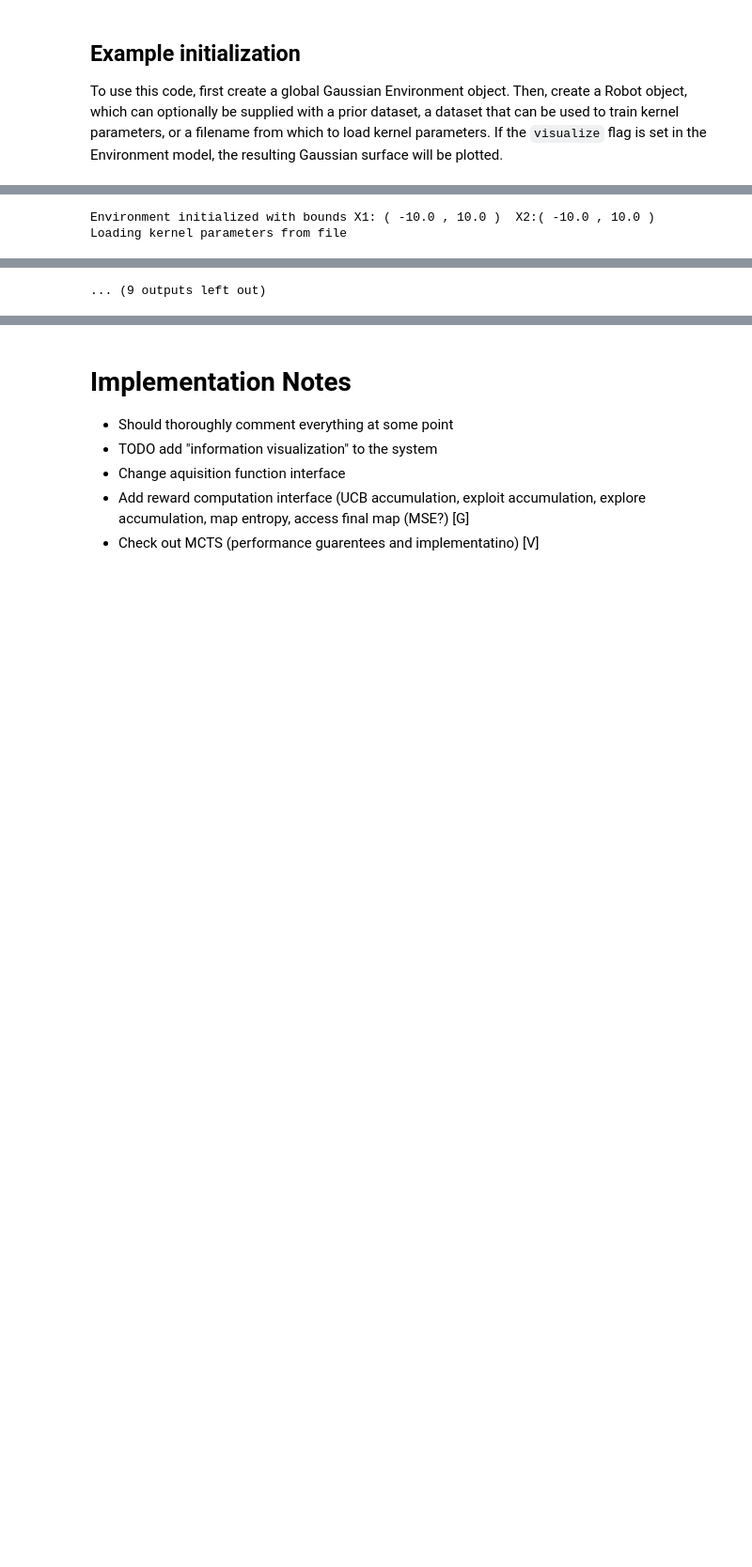
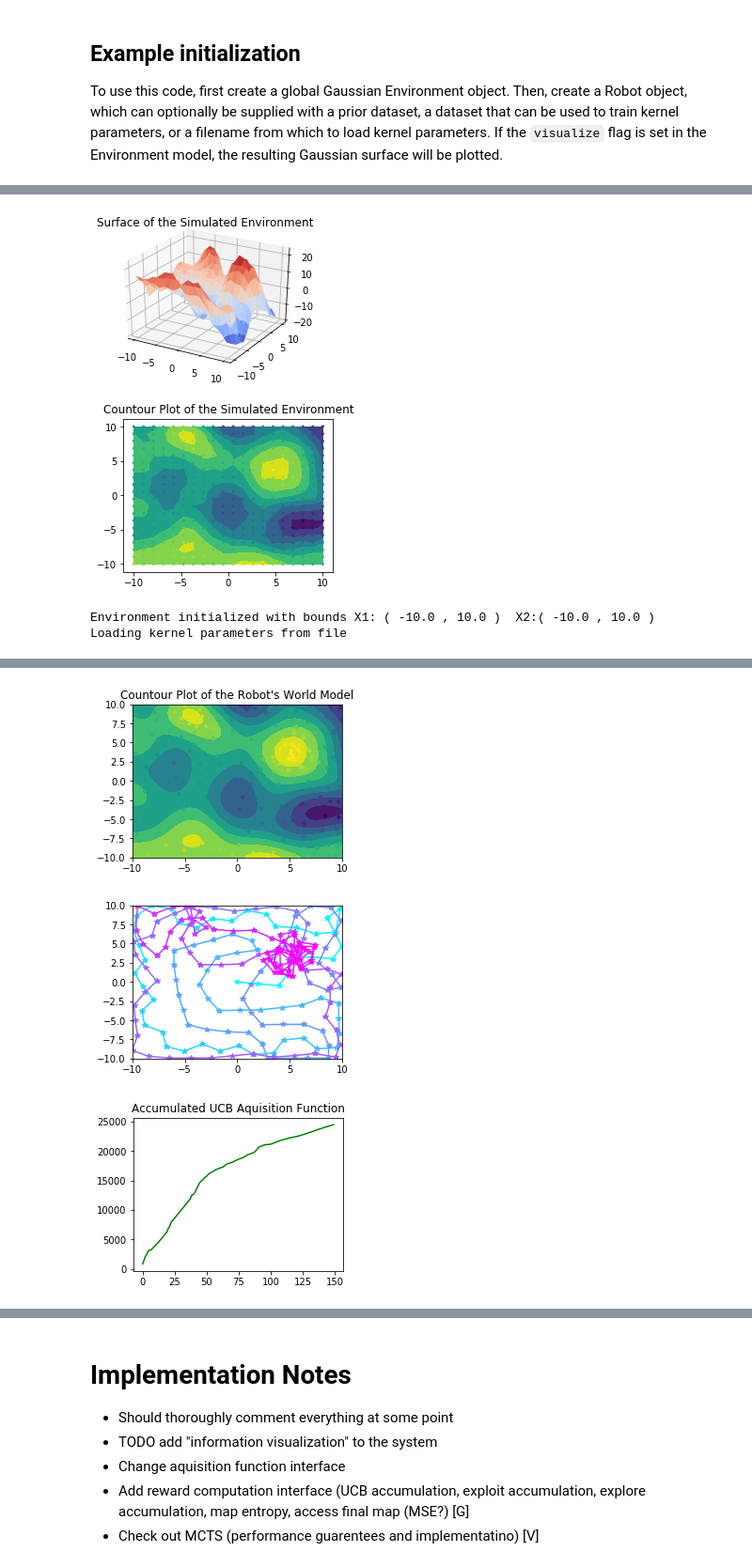
Before and after one commit to expeditionary-robotics/informative-path-planning, a Jupyter notebook: ipp.ipynb, the cells around one changed output, grey strips where cells are left out. Shown at 94% size. Saved outputs shown, nothing was run; the diff lists cells and outputs as text; code cells hidden in the pictures; blank space fills up the shorter version.

```diff
--- a/ipp.ipynb
+++ b/ipp.ipynb
@@ -51,7 +51,8 @@ Squared exponential is appropriate for modelling very smooth functions. The para
 * **Noise variance** $\sigma_{\text{noise}}^2$ is formally not a part of the covariance function itself. It is used by the Gaussian process model to allow for noise present in training data. This parameter specifies how much noise is expected to be present in the data.
 # %%
 class GPModel:
-    '''The GPModel class, which is a wrapper on top of GPy, allowing saving and loading of trained kernel parameters.
+    '''The GPModel class, which is a wrapper on top of GPy.
+
     Inputs:
     * variance (float) the variance parameter of the squared exponential kernel
     * lengthscale (float) the lengthscale parameter of the squared exponential kernel
@@ -144,11 +145,9 @@ class GPModel:
         # If the model hasn't been created yet (can't be created until we have data), create GPy model
         if self.model == None:
             self.model = GPy.models.GPRegression(np.array(xvals), np.array(zvals), self.kern)
-#             self.model.optimize()
         # Else add to the exisiting model
         else:
             self.model.set_XY(X = np.array(self.xvals), Y = np.array(self.zvals))
-#             self.model.optimize()
 
     def load_kernel(self, kernel_file = 'kernel_model.npy'):
         ''' Public method that loads kernel parameters from file.
@@ -443,7 +441,13 @@ Here is an outline of the metrics:
 * Information Gain $\mathcal{I}(m; \mathbf{y}_A \mid \mathbf{y}_{obs})$: The mutual information between a set of potential observations $\mathbf{y}_A$ and the underlying function $m$, given a set of previous observations $\mathbf{y}_{obs}$.
 # %%
 class Evaluation:
+    ''' The Evaluation class, which includes the ground truth world model and a selection of reward criteria.
+
+    Inputs:
+        * world (Environment object): an environment object that represents the ground truth environment
+        * f_rew (string): the reward function. One of {hotspot_info, mean, info_gain}  '''
     def __init__(self, world, reward_function = 'mean'):
+        ''' Initialize the evaluation module and select reward function'''
         self.world = world
 
         self.metrics = {'aquisition_function': {},
@@ -489,7 +493,7 @@ class Evaluation:
 
     def hotspot_info_reward(self, time, xvals, robot_model):
         ''' The reward information gathered plus the exploitation value gathered'''
-        LAMBDA = 0.5
+        LAMBDA = 1.0 # TOOD: should depend on time
         data = np.array(xvals)
         x1 = data[:,0]
         x2 = data[:,1]
@@ -548,6 +552,7 @@ class Evaluation:
         self.metrics['instant_regret'][t] = self.inst_regret(t, all_paths, selected_path, robot_model)
 
     def plot_metrics(self):
+        ''' Plots the performance metrics computed over the course of a info'''
         # Asumme that all metrics have the same time as MSE; not necessary
         time = np.array(self.metrics['MSE'].keys())
 
@@ -660,13 +665,13 @@ def mean_UCB(time, xvals, robot_model):
     return np.sum(mu) + np.sqrt(beta_t) * np.sum(np.fabs(var))
 
 def hotspot_info_UCB(time, xvals, robot_model):
-    ''' The reward information gathered plus the exploitation value gathered'''
+    ''' The reward information gathered plus the estimated exploitation value gathered'''
     data = np.array(xvals)
     x1 = data[:,0]
     x2 = data[:,1]
     queries = np.vstack([x1, x2]).T
 
-    LAMBDA = 0.5
+    LAMBDA = 1.0 # TOOD: should depend on time
     mu, var = robot_model.predict_value(queries)
 
     delta = 0.9
@@ -881,10 +916,11 @@ robot = Robot(sample_world = world.sample_value,
               turning_radius = 0.5,
               sample_step = 2.0,
               evaluation = evaluation,
-              f_rew = reward_function)
+              f_rew = reward_function,
+              create_animation = False)
 
 robot.myopic_planner(T = 150)
-robot.visualize_world_model()
-robot.visualize_trajectory()
+robot.visualize_world_model(screen = True)
+robot.visualize_trajectory(screen = True)
 robot.plot_information()
 # %% [output]
@@ -895,2 +927,4 @@ robot.plot_information()
+[figure, added]
+[figure, added]
 Environment initialized with bounds X1: ( -10.0 , 10.0 )  X2:( -10.0 , 10.0 )
 Loading kernel parameters from file
@@ -904 +931,3 @@ Loading kernel parameters from file
-... (9 outputs left out)
+[figure, added]
+[figure, added]
+[figure, added]
```
Also changed, not shown: parts of 4 cells of this notebook.
